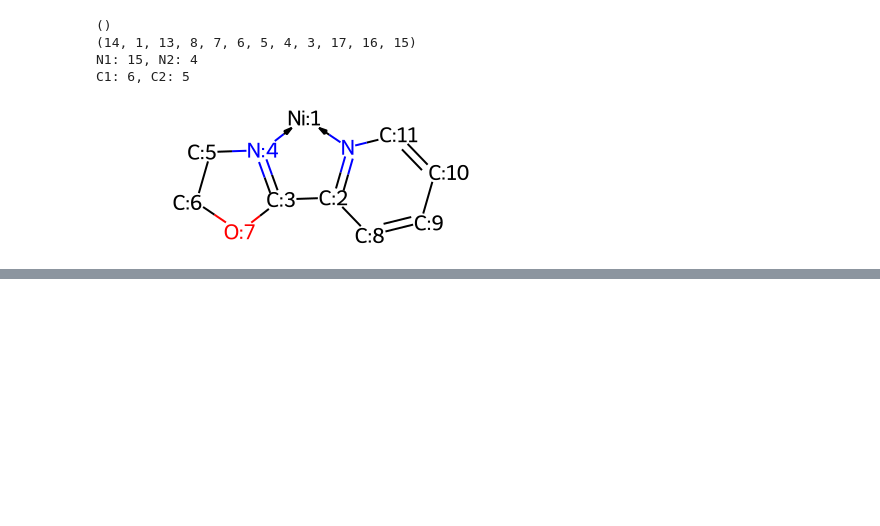
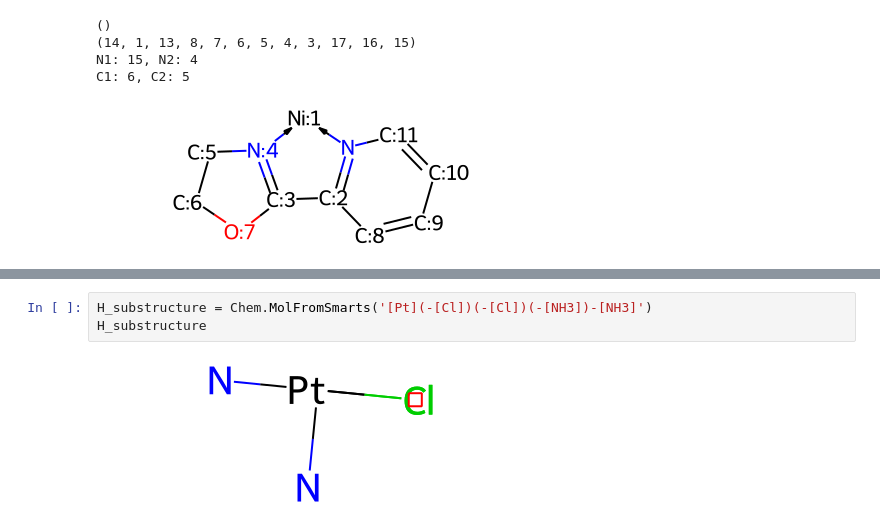
Before and after one commit to ReismanLab/orca_descriptors, a Jupyter notebook: substructure_numbering.ipynb, the cells around one changed output, grey strips where cells are left out. Saved outputs shown, nothing was run; the diff lists cells and outputs as text; blank space fills up the shorter version.

```diff
--- a/substructure_numbering.ipynb
+++ b/substructure_numbering.ipynb
@@ -53,0 +76,5 @@ new push
+# %%
+H_substructure = Chem.MolFromSmarts('[Pt](-[Cl])(-[Cl])(-[NH3])-[NH3]')
+H_substructure
+# %% [output]
+[figure, added]
```
Also changed, not shown: parts of 4 cells of this notebook.
